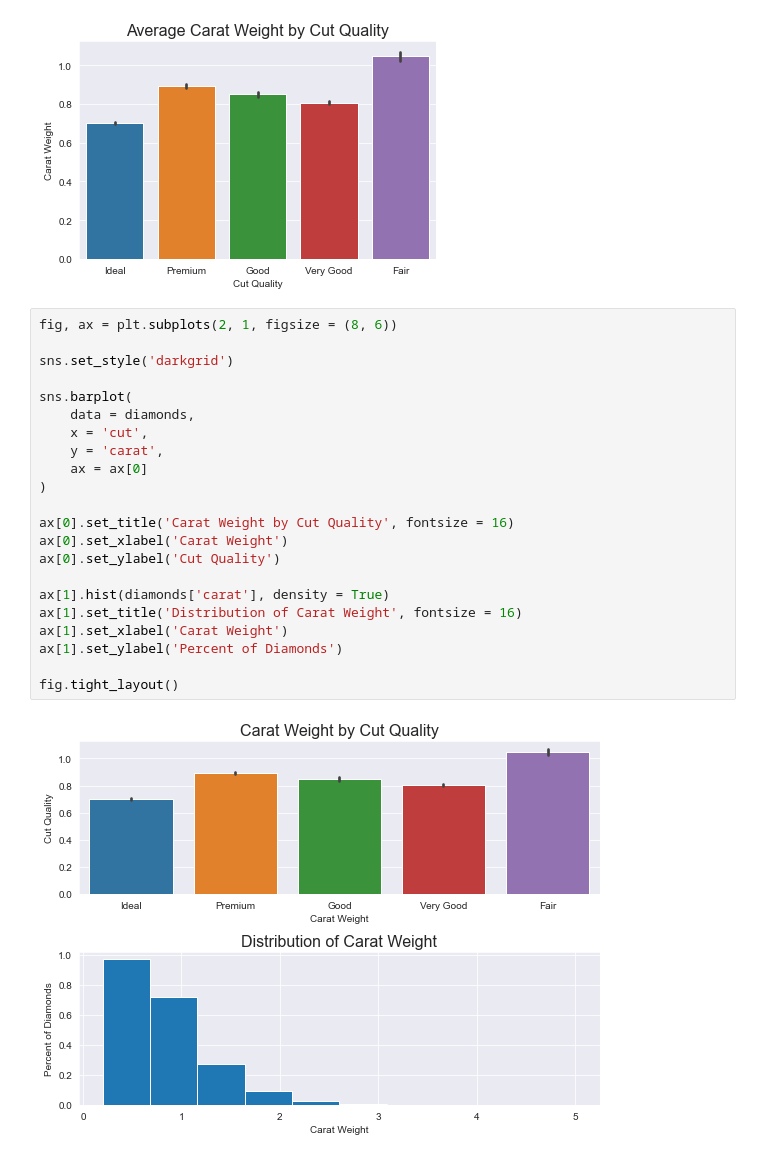
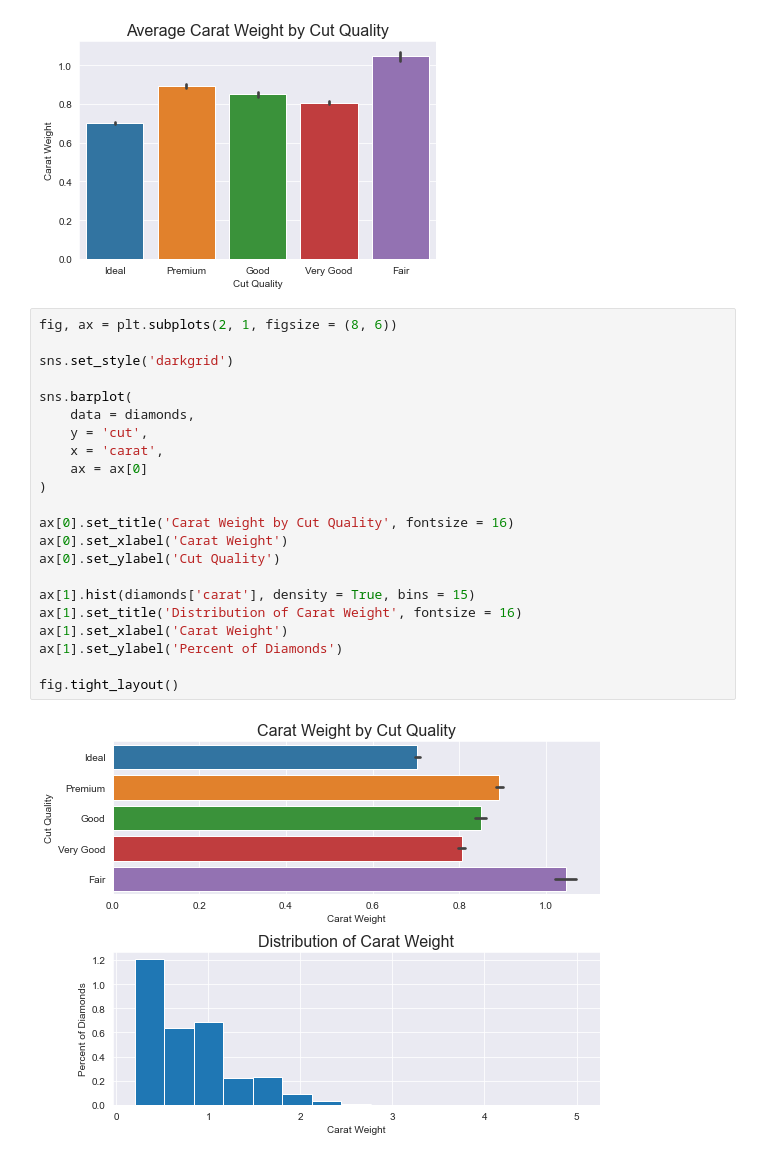
Before and after one commit to naruhikohama/dataviz-python, a Jupyter notebook: Seaborn/matplotlib_integration.ipynb, the cells around one changed output. Drawn from its saved outputs; the diff is of its cells as text.

```diff
--- a/Seaborn/matplotlib_integration.ipynb
+++ b/Seaborn/matplotlib_integration.ipynb
@@ -23,24 +23,24 @@ Text(0.5, 0, 'Cut Quality')
 # %%
 fig, ax = plt.subplots(2, 1, figsize = (8, 6))
 
 sns.set_style('darkgrid')
 
 sns.barplot(
     data = diamonds,
-    x = 'cut',
-    y = 'carat',
+    y = 'cut',
+    x = 'carat',
     ax = ax[0]
 )
 
 ax[0].set_title('Carat Weight by Cut Quality', fontsize = 16)
 ax[0].set_xlabel('Carat Weight')
 ax[0].set_ylabel('Cut Quality')
 
-ax[1].hist(diamonds['carat'], density = True)
+ax[1].hist(diamonds['carat'], density = True, bins = 15)
 ax[1].set_title('Distribution of Carat Weight', fontsize = 16)
 ax[1].set_xlabel('Carat Weight')
 ax[1].set_ylabel('Percent of Diamonds')
 
 fig.tight_layout()
 # %% [output]
-[figure, old version]
+[figure, new version]
```
